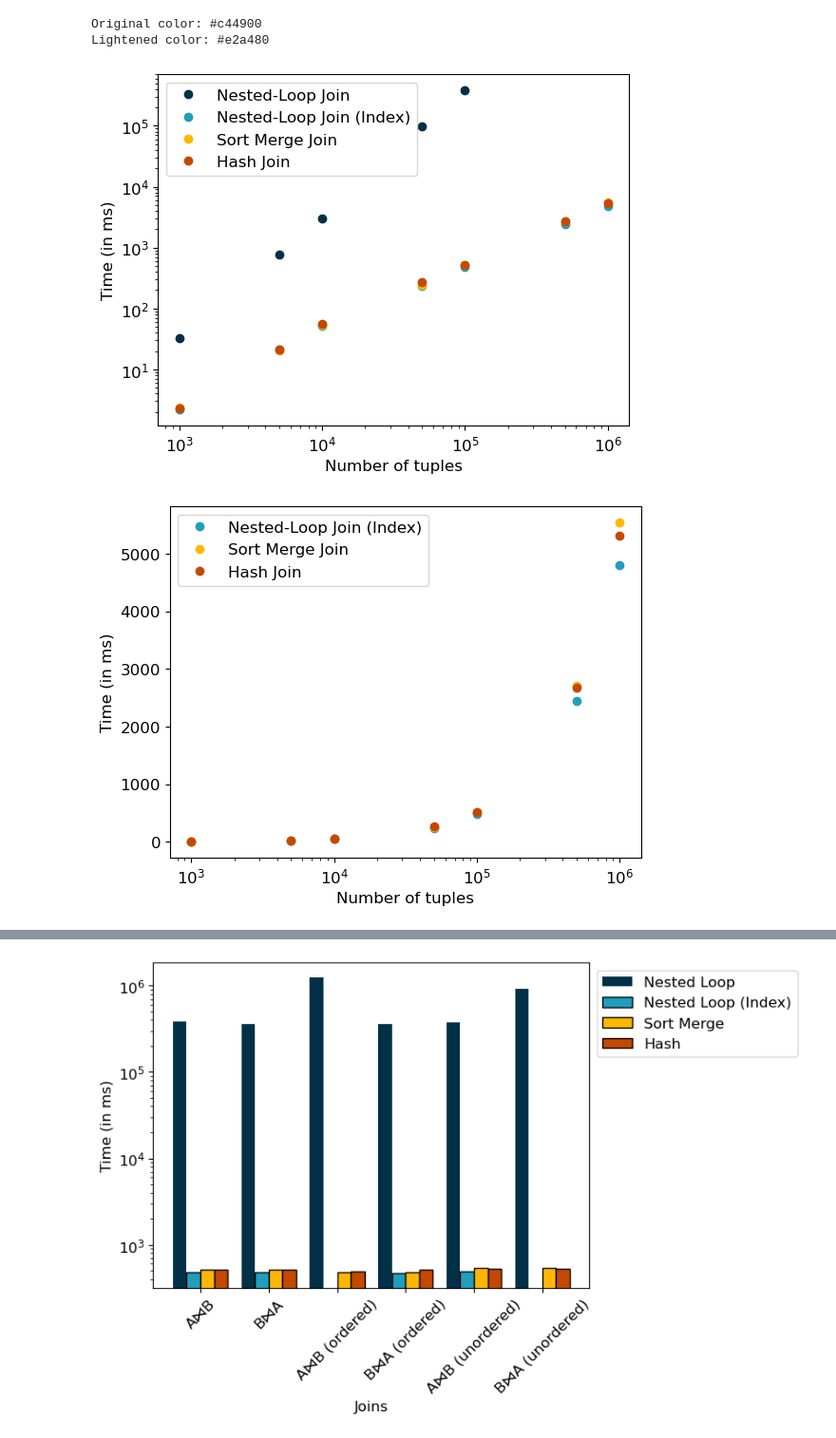
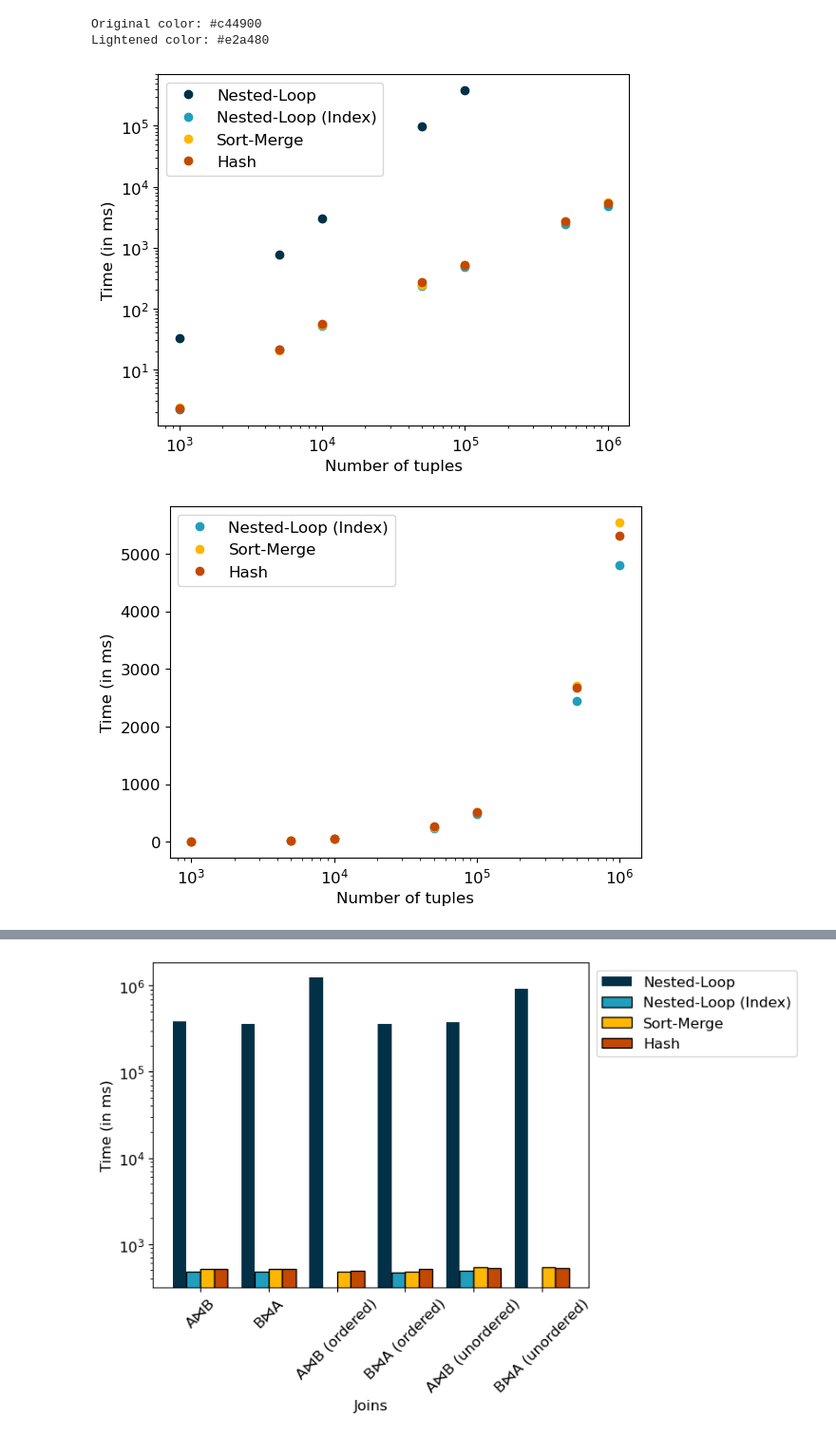
Before and after one commit to Johanna-Maria/master-thesis-prototype, a Jupyter notebook: Results/Notbooks/Untitled.ipynb, the cells around one changed output, grey strips where cells are left out. Shown: that part at 95% size. Drawn from its saved outputs; the diff is of its cells as text; code cells hidden in the pictures.

```diff
--- a/Results/Notbooks/Untitled.ipynb
+++ b/Results/Notbooks/Untitled.ipynb
@@ -40,43 +40,43 @@ sort_merge = [2322767.718, 20669728.125, 53767633.103, 246782323.333, 514282525.
 hash = [2260057.091, 21300650.240, 56660316.374, 272531624.444, 518440778.571, 2667133271.429, 5311574085.714]
 x = [1000, 5000, 10000, 50000, 100000, 500000, 1000000]
 
 
 nested_loop = [x * 0.000001 for x in nested_loop]
 nested_loop_index = [x * 0.000001 for x in nested_loop_index]
 sort_merge = [x * 0.000001 for x in sort_merge]
 hash = [x * 0.000001 for x in hash]
 
 # Create a plot
 plt.figure()
-plt.plot(x, nested_loop, marker='o', linestyle='', color=nested_loop_color, label='Nested-Loop Join')
-plt.plot(x, nested_loop_index, marker='o', linestyle='', color=nested_loop_index_color, label='Nested-Loop Join (Index)')
-plt.plot(x, sort_merge, marker='o', linestyle='', color=sort_merge_color, label='Sort Merge Join')
-plt.plot(x, hash, marker='o', linestyle='', color=hash_color, label='Hash Join')
+plt.plot(x, nested_loop, marker='o', linestyle='', color=nested_loop_color, label='Nested-Loop')
+plt.plot(x, nested_loop_index, marker='o', linestyle='', color=nested_loop_index_color, label='Nested-Loop (Index)')
+plt.plot(x, sort_merge, marker='o', linestyle='', color=sort_merge_color, label='Sort-Merge')
+plt.plot(x, hash, marker='o', linestyle='', color=hash_color, label='Hash')
 
 plt.xscale('log')
 plt.yscale('log')
 
 # Add titles and labels
 # plt.title('Authors ⋈ Books (Authors are ordered)')
 plt.ylabel('Time (in ms)', fontsize = 12)
 plt.xlabel('Number of tuples', fontsize = 12)
 plt.xticks(fontsize = 12)
 plt.yticks(fontsize = 12)
 plt.legend(fontsize=12)
 
 # Save the plot as an SVG file
 plt.savefig('joins_points_with_nl.svg', format='svg', bbox_inches='tight')
 plt.savefig('joins_points_with_nl.pdf', format='pdf', bbox_inches='tight')
 
 # Display the plot (optional)
 plt.show()
 # %% [output]
-[figure, old version]
+[figure, new version]
 # %%
 plt.figure()
-plt.plot(x, nested_loop_index, marker='o', linestyle='', color=nested_loop_index_color, label='Nested-Loop Join (Index)')
-plt.plot(x, sort_merge, marker='o', linestyle='', color=sort_merge_color, label='Sort Merge Join')
-plt.plot(x, hash, marker='o', linestyle='', color=hash_color, label='Hash Join')
+plt.plot(x, nested_loop_index, marker='o', linestyle='', color=nested_loop_index_color, label='Nested-Loop (Index)')
+plt.plot(x, sort_merge, marker='o', linestyle='', color=sort_merge_color, label='Sort-Merge')
+plt.plot(x, hash, marker='o', linestyle='', color=hash_color, label='Hash')
 
 plt.xscale('log')
 
@@ -96,7 +96,7 @@ plt.savefig('joins_points_without_nl.pdf', format='pdf', bbox_inches='tight')
 # Display the plot (optional)
 plt.show()
 # %% [output]
-[figure, old version]
+[figure, new version]
 # %%
 # Sample data
 categories = ['A⋈B', 'B⋈A', 'A⋈B\n(ordered)', 'B⋈A\n(ordered)', 'A⋈B\n(unordered)', 'B⋈A\n(unordered)']
```
Also changed, not shown: parts of 11 cells of this notebook, 6 other files.
